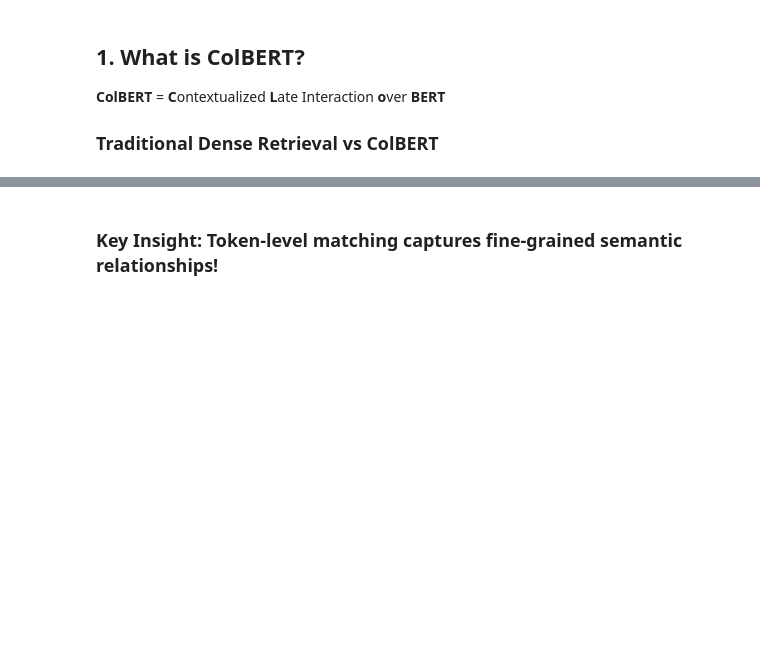
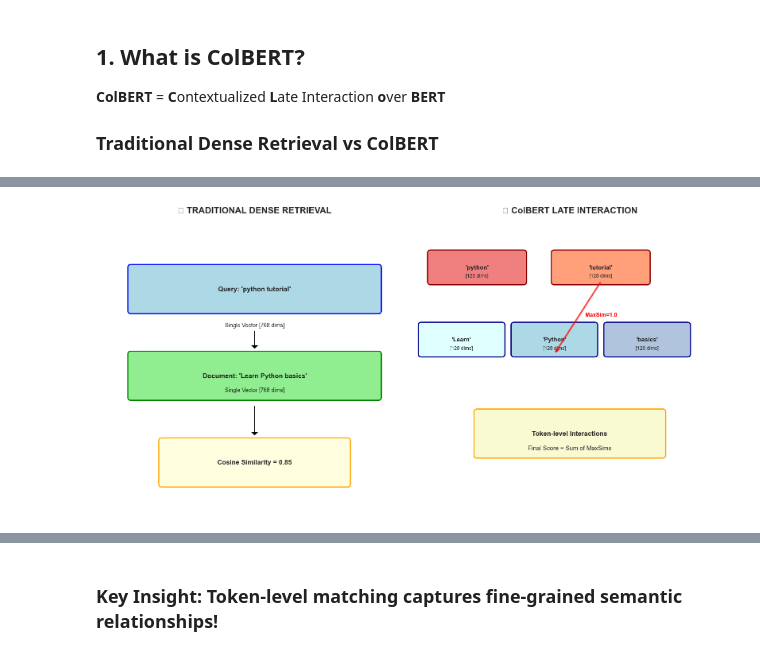
Before and after one commit to recalibr-ai/advanced-rag-experimentation, a Jupyter notebook: notebooks/ColBERT/colbert_v2_presentation.ipynb, the cells around one changed output, grey strips where cells are left out. Cells and saved outputs as stored; diff of their text form; code cells hidden in the pictures; blank space fills up the shorter version.

```diff
--- a/notebooks/ColBERT/colbert_v2_presentation.ipynb
+++ b/notebooks/ColBERT/colbert_v2_presentation.ipynb
@@ -51,0 +12,92 @@ Interaction: Every query token compares to every doc token (MaxSim)
+# %%
+import numpy as np
+import matplotlib.pyplot as plt
+import matplotlib.patches as patches
+from matplotlib.patches import FancyBboxPatch
+import seaborn as sns
+
+# Set up the plot style
+plt.style.use('seaborn-v0_8-whitegrid')
+sns.set_palette("husl")
+
+# Create visual comparison
+fig, (ax1, ax2) = plt.subplots(1, 2, figsize=(16, 8))
+
+# Traditional Dense Retrieval Visualization
+ax1.set_title("🔵 TRADITIONAL DENSE RETRIEVAL", fontsize=16, fontweight='bold', pad=20)
+ax1.set_xlim(0, 10)
+ax1.set_ylim(0, 10)
+
+# Query representation
+query_box = FancyBboxPatch((1, 7), 8, 1.5, boxstyle="round,pad=0.1",
+                           facecolor='lightblue', edgecolor='blue', linewidth=2)
+ax1.add_patch(query_box)
+ax1.text(5, 7.75, "Query: 'python tutorial'", ha='center', va='center', fontsize=12, fontweight='bold')
+ax1.text(5, 6.5, "Single Vector [768 dims]", ha='center', va='center', fontsize=10)
+
+# Document representation
+doc_box = FancyBboxPatch((1, 4), 8, 1.5, boxstyle="round,pad=0.1",
+                         facecolor='lightgreen', edgecolor='green', linewidth=2)
+ax1.add_patch(doc_box)
+ax1.text(5, 4.75, "Document: 'Learn Python basics'", ha='center', va='center', fontsize=12, fontweight='bold')
+ax1.text(5, 4.25, "Single Vector [768 dims]", ha='center', va='center', fontsize=10)
+
+# Similarity computation
+sim_box = FancyBboxPatch((2, 1), 6, 1.5, boxstyle="round,pad=0.1",
+                         facecolor='lightyellow', edgecolor='orange', linewidth=2)
+ax1.add_patch(sim_box)
+ax1.text(5, 1.75, "Cosine Similarity = 0.85", ha='center', va='center', fontsize=12, fontweight='bold')
+
+# Arrows
+ax1.arrow(5, 6.3, 0, -0.5, head_width=0.2, head_length=0.1, fc='black', ec='black')
+ax1.arrow(5, 3.7, 0, -0.9, head_width=0.2, head_length=0.1, fc='black', ec='black')
+
+ax1.axis('off')
+
+# ColBERT Late Interaction Visualization
+ax2.set_title("🟢 ColBERT LATE INTERACTION", fontsize=16, fontweight='bold', pad=20)
+ax2.set_xlim(0, 10)
+ax2.set_ylim(0, 10)
+
+# Query tokens
+token_colors = ['lightcoral', 'lightsalmon']
+query_tokens = ['python', 'tutorial']
+for i, token in enumerate(query_tokens):
+    token_box = FancyBboxPatch((0.5 + i*4, 8), 3, 1, boxstyle="round,pad=0.1",
+                               facecolor=token_colors[i], edgecolor='darkred', linewidth=2)
+    ax2.add_patch(token_box)
+    ax2.text(2 + i*4, 8.5, f"'{token}'", ha='center', va='center', fontsize=11, fontweight='bold')
+    ax2.text(2 + i*4, 8.2, "[128 dims]", ha='center', va='center', fontsize=9)
+
+# Document tokens
+doc_token_colors = ['lightcyan', 'lightblue', 'lightsteelblue']
+doc_tokens = ['Learn', 'Python', 'basics']
+for i, token in enumerate(doc_tokens):
+    token_box = FancyBboxPatch((0.2 + i*3, 5.5), 2.6, 1, boxstyle="round,pad=0.1",
+                               facecolor=doc_token_colors[i], edgecolor='darkblue', linewidth=2)
+    ax2.add_patch(token_box)
+    ax2.text(1.5 + i*3, 6, f"'{token}'", ha='center', va='center', fontsize=11, fontweight='bold')
+    ax2.text(1.5 + i*3, 5.7, "[128 dims]", ha='center', va='center', fontsize=9)
+
+# MaxSim interaction arrows (simplified)
+# Show key interactions
+ax2.annotate('', xy=(4.5, 5.5), xytext=(6, 8),
+             arrowprops=dict(arrowstyle='->', lw=3, color='red', alpha=0.7))
+ax2.text(5.5, 6.8, 'MaxSim=1.0', fontsize=10, fontweight='bold', color='red')
+
+# Final score
+score_box = FancyBboxPatch((2, 2), 6, 1.5, boxstyle="round,pad=0.1",
+                           facecolor='lightgoldenrodyellow', edgecolor='orange', linewidth=2)
+ax2.add_patch(score_box)
+ax2.text(5, 2.75, "Token-level Interactions", ha='center', va='center', fontsize=12, fontweight='bold')
+ax2.text(5, 2.25, "Final Score = Sum of MaxSims", ha='center', va='center', fontsize=11)
+
+ax2.axis('off')
+
+plt.tight_layout()
+plt.show()
+
+print("💡 KEY INSIGHT: ColBERT captures fine-grained token-level semantic relationships!")
+print("   Dense retrieval loses information by compressing everything into one vector.")
+# %% [output]
+[figure, added]
```
Also changed, not shown: parts of 12 cells of this notebook, 16 other files.
